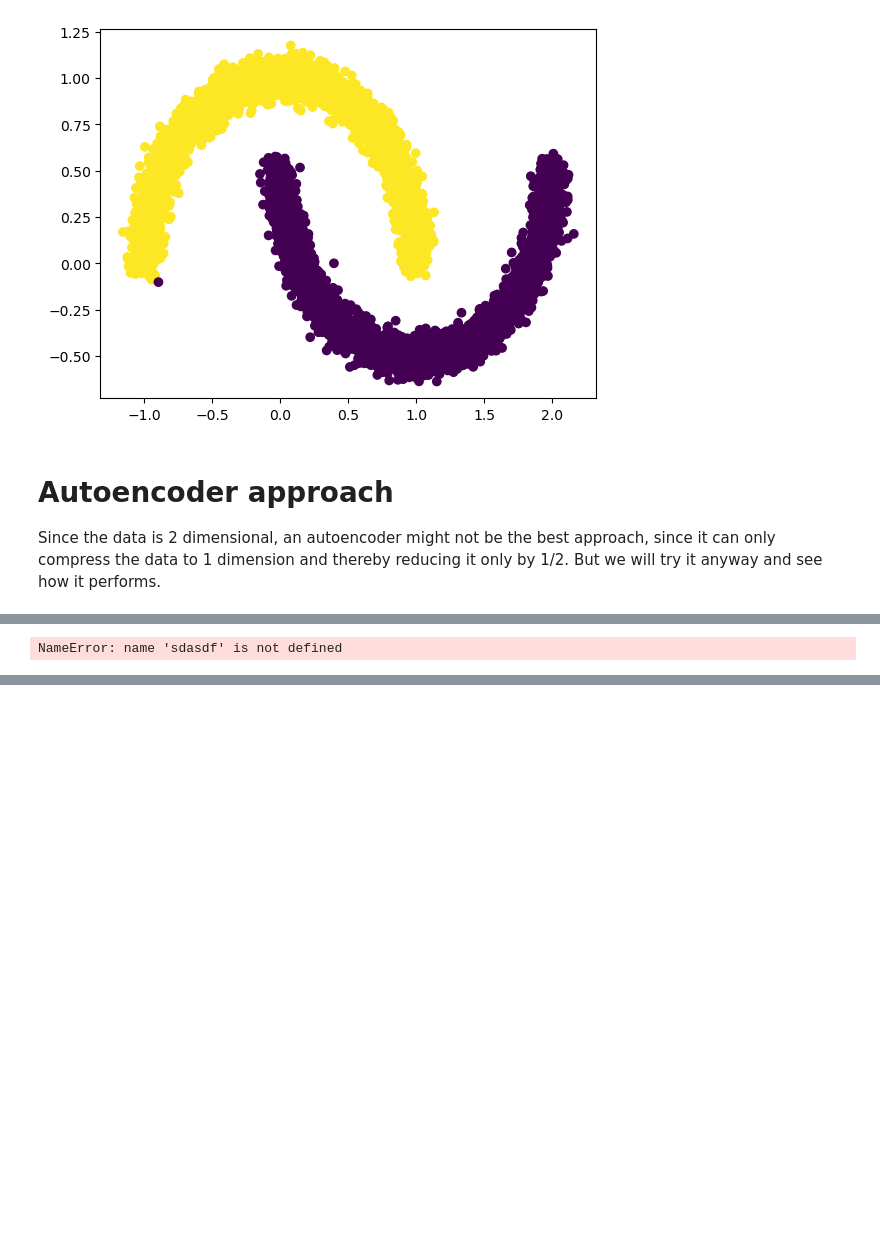
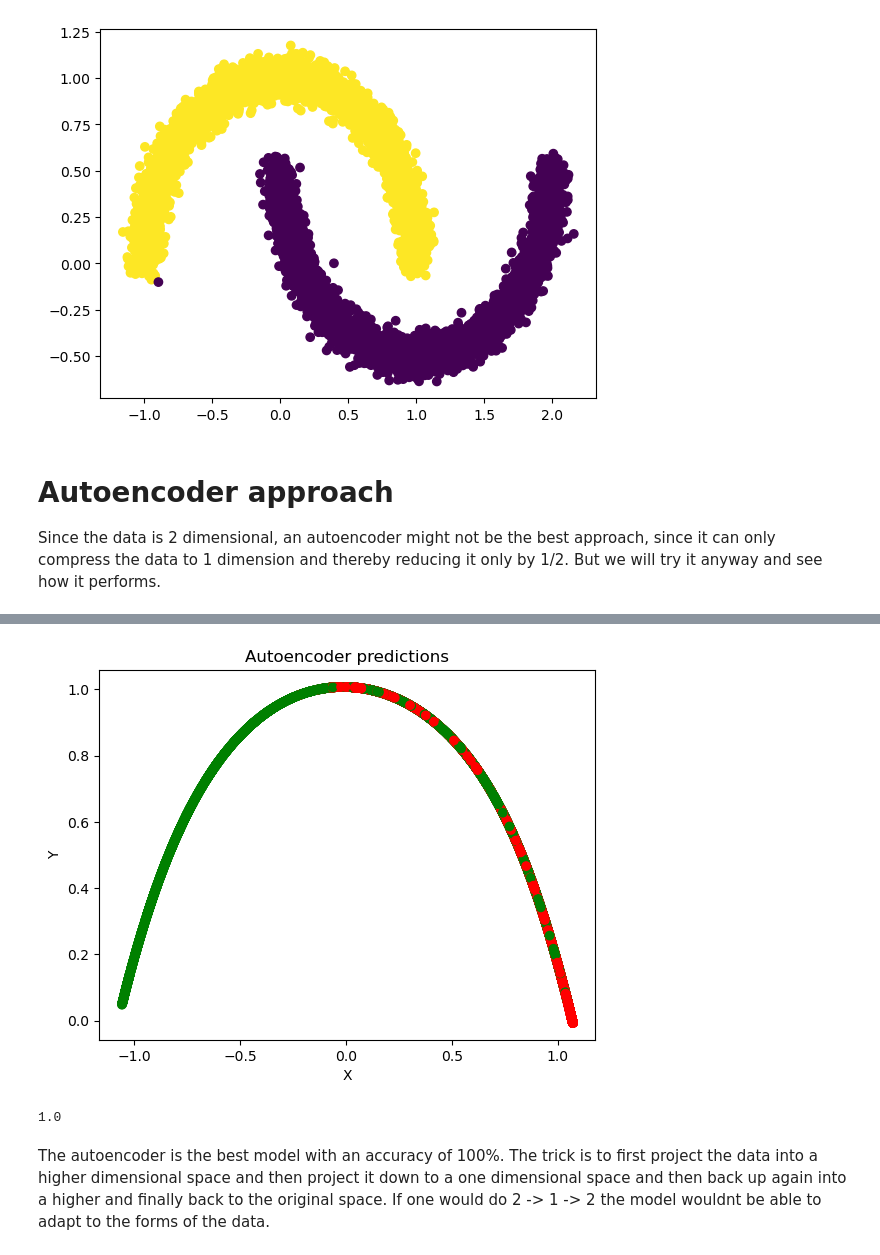
Before and after one commit to superhero2000/IAV-Aufgabe, a Jupyter notebook: test_task-1/task.ipynb, the cells around one changed output, grey strips where cells are left out. Cells and saved outputs as stored; diff of their text form; code cells hidden in the pictures; blank space fills up the shorter version.

```diff
--- a/test_task-1/task.ipynb
+++ b/test_task-1/task.ipynb
@@ -249,4 +295,9 @@ plt.scatter(reconstructed_data[:, 0], reconstructed_data[:, 1], c=test_ground_tr
-# %%
-sdasdf
-# %% [output]
-NameError: name 'sdasdf' is not defined
+# %%
+raw_predictions = model.predict(X_test)
+colors = ['red' if label == -1 else 'green' for label in test_ground_truth]
+plt.scatter(raw_predictions[:, 0], raw_predictions[:, 1], c=colors)
+plt.title("Autoencoder predictions")
+plt.xlabel("X")
+plt.ylabel("Y")
+plt.show()
+# %% [output]
@@ -252,0 +305,9 @@ NameError: name 'sdasdf' is not defined
+[figure, added]
+# %%
+accuracy_score(test_ground_truth, predictions)
+# %% [output]
+1.0
+# %% [markdown]
+The autoencoder is the best model with an accuracy of 100%.
+The trick is to first project the data into a higher dimensional space and then project it down to a one dimensional space and then back up again into a higher and finally back to the original space.
+If one would do 2 -> 1 -> 2 the model wouldnt be able to adapt to the forms of the data.
```
Also changed, not shown: parts of 10 cells of this notebook.
